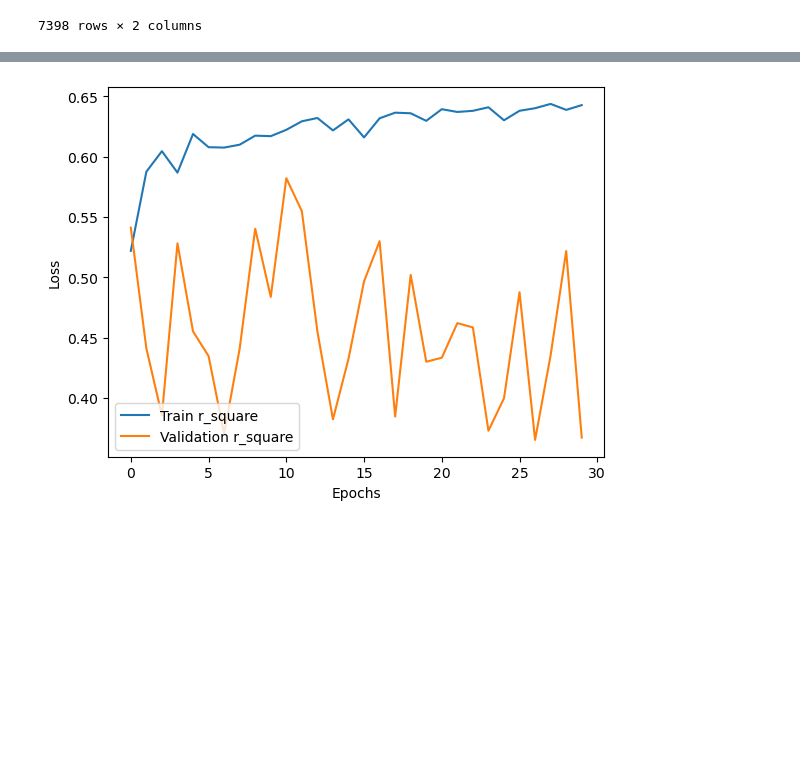
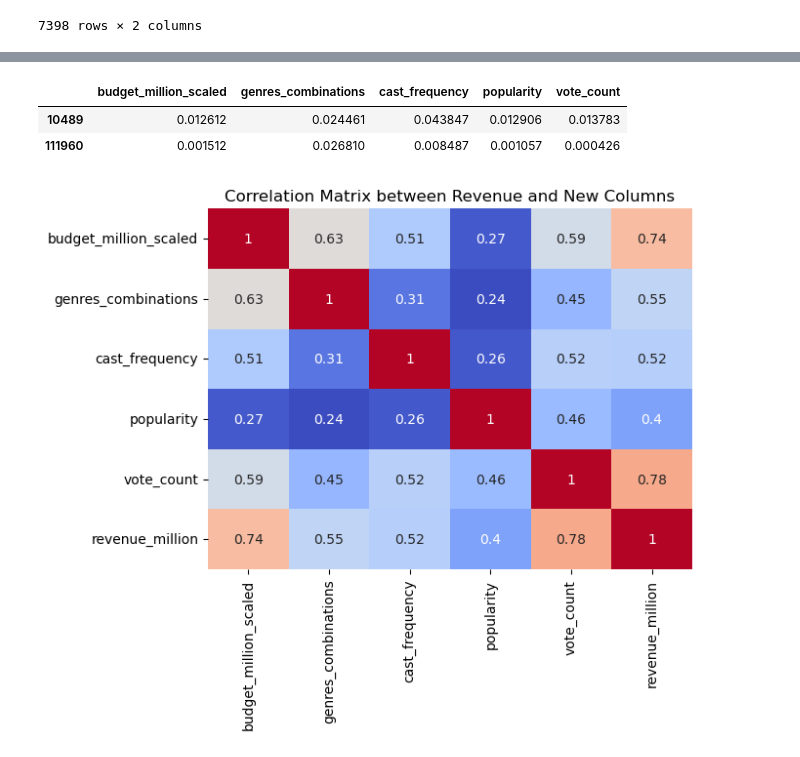
Before and after one commit to Mar7inD/MAL1_Group_Assignments, a Jupyter notebook: Assignment 7/7. Final Group Project.ipynb, the cells around one changed output, grey strips where cells are left out. Drawn from its saved outputs; the diff is of its cells as text; code cells hidden in the pictures; blank space fills up the shorter version.

```diff
--- a/Assignment 7/7. Final Group Project.ipynb
+++ b/Assignment 7/7. Final Group Project.ipynb
@@ -1647,9 +1659,22 @@ Test R2:   0.3773
-# %%
-plt.plot(history.history['r_square'], label='Train r_square')
-plt.plot(history.history['val_r_square'], label='Validation r_square')
-plt.xlabel('Epochs')
-plt.ylabel('Loss')
-plt.legend()
-plt.show()
-# %% [output]
-[figure, removed]
+# %%
+exclude = ['runtime_scaled', 'genres_frequency', 'keywords_frequency', 'director_frequency']
+
+X_train_merged = pd.concat([X_train_test.drop(exclude, axis=1), new_columns.loc[X_train_test.index]], axis=1)
+
+X_val_merged = pd.concat([X_val.drop(exclude, axis=1), new_columns.loc[X_val.index]], axis=1)
+
+X_test_merged = pd.concat([X_test.drop(exclude, axis=1), new_columns.loc[X_test.index]], axis=1)
+
+X_val_merged.head(2)
+# %% [output]
+|  | budget_million_scaled | genres_combinations | cast_frequency | popularity | vote_count |
+| 10489 | 0.012612 | 0.024461 | 0.043847 | 0.012906 | 0.013783 |
+| 111960 | 0.001512 | 0.026810 | 0.008487 | 0.001057 | 0.000426 |
+# %%
+corr_matrix = pd.concat([X_train_merged, y_train], axis=1).corr()
+
+sns.heatmap(corr_matrix, annot=True, cmap='coolwarm', cbar=False)
+plt.title('Correlation Matrix between Revenue and New Columns')
+plt.show()
+# %% [output]
+[figure, added]
```
Also changed, not shown: parts of 14 cells of this notebook, 3 other files.
